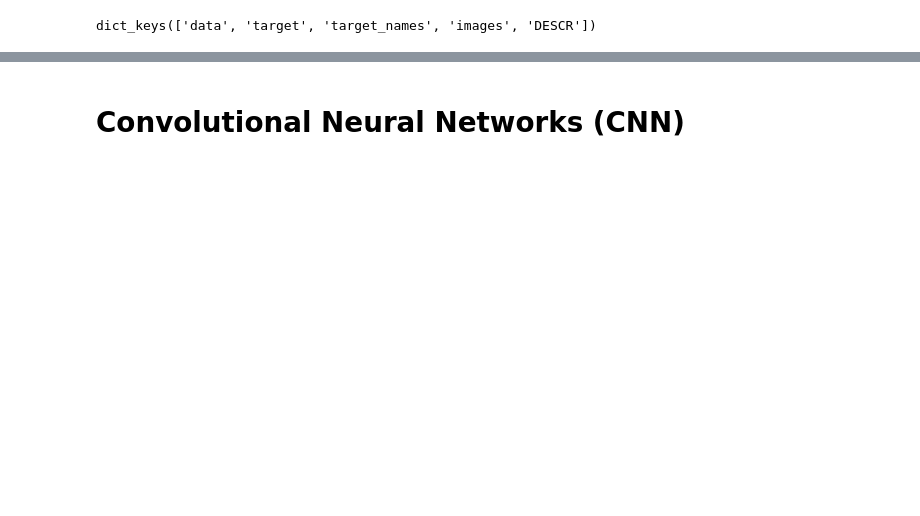
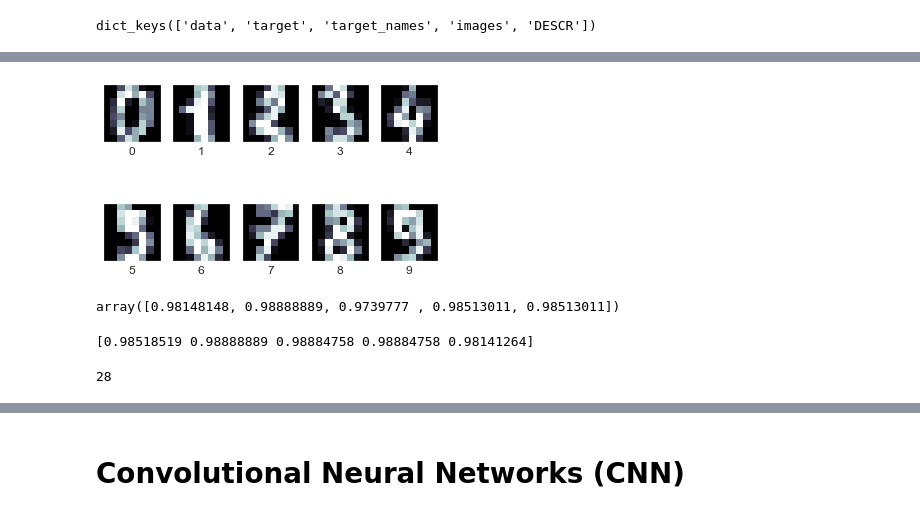
Before and after one commit to rezar12/DataScience_and_ANN, a Jupyter notebook: svm_cnn/svm_cnn.ipynb, the cells around one changed output, grey strips where cells are left out. Drawn from its saved outputs; the diff is of its cells as text; code cells hidden in the pictures; blank space fills up the shorter version.

```diff
--- a/svm_cnn/svm_cnn.ipynb
+++ b/svm_cnn/svm_cnn.ipynb
@@ -446,0 +462,47 @@ plt.show()
+# %%
+fig, ax = plt.subplots(2, 5)
+for i, axi in enumerate(ax.flat):
+    axi.imshow(digits.images[i], cmap='bone')
+    axi.set(xticks=[], yticks=[],
+            xlabel=digits.target_names[digits.target[i]])
+# %% [output]
+[figure, added]
+# %%
+from sklearn.svm import SVC
+
+from sklearn.pipeline import make_pipeline
+from sklearn.model_selection import cross_val_score
+
+svc = SVC(kernel='rbf', class_weight='balanced')
+
+model = make_pipeline( svc)
+
+from sklearn.model_selection import train_test_split
+Xtrain, Xtest, ytrain, ytest = train_test_split(digits.data, digits.target, random_state=42)
+
+model.fit(Xtrain,ytrain)
+accu = cross_val_score(model,Xtrain, ytrain,scoring='accuracy',cv=5)
+accu
+# %% [output]
+array([0.98148148, 0.98888889, 0.9739777 , 0.98513011, 0.98513011])
+# %%
+from sklearn.svm import SVC
+from sklearn.decomposition import PCA
+from sklearn.pipeline import make_pipeline
+from sklearn.model_selection import cross_val_score
+
+pca = PCA(n_components=0.95)
+svc = SVC(kernel='rbf', class_weight='balanced')
+
+model = make_pipeline(pca,svc)
+
+from sklearn.model_selection import train_test_split
+Xtrain, Xtest, ytrain, ytest = train_test_split(digits.data, digits.target, random_state=42)
+
+model.fit(Xtrain,ytrain)
+accu = cross_val_score(model,Xtrain, ytrain,scoring='accuracy',cv=5)
+print(accu)
+pca.n_components_
+# %% [output]
+[0.98518519 0.98888889 0.98884758 0.98884758 0.98141264]
+28
```
Also changed, not shown: parts of 36 cells of this notebook, 4 other files.
